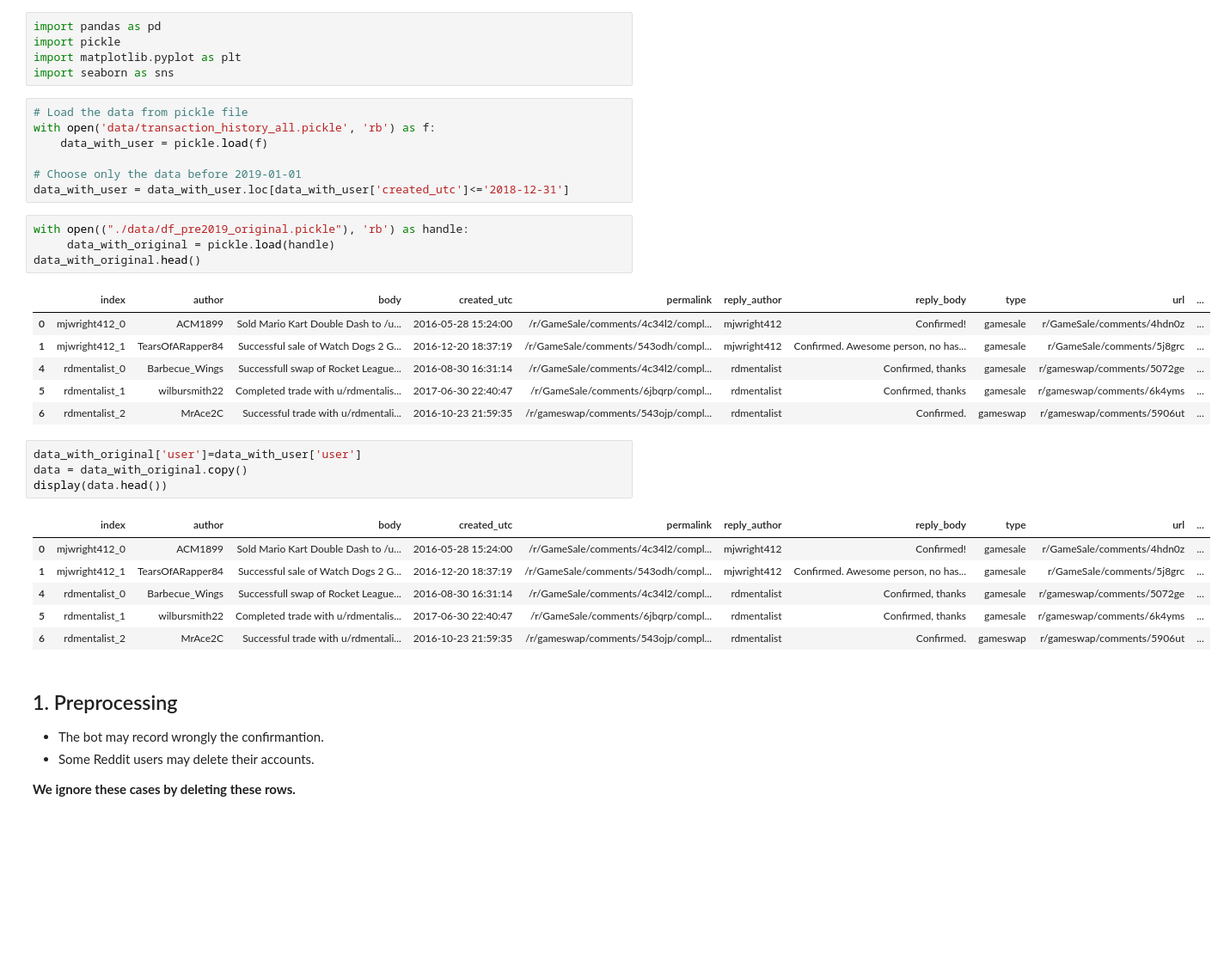
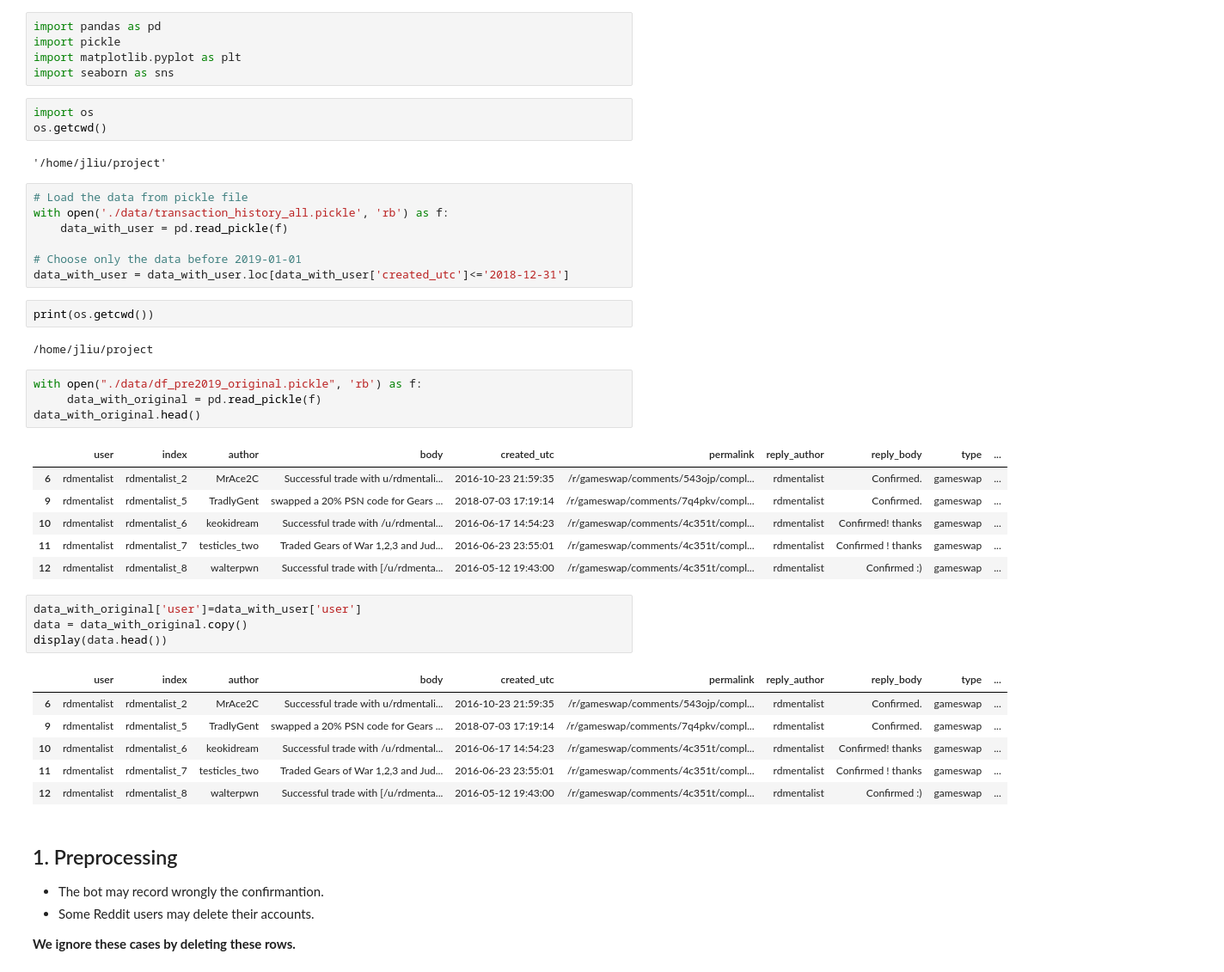
Before and after one commit to Jinyi-Liu/BZAN643-Project, a Jupyter notebook: 03_Reciprocal_Analysis.ipynb, the cells around one changed output. Shown: that part at 86% size. Saved outputs shown, nothing was run; the diff lists cells and outputs as text; blank space fills up the shorter version.

```diff
--- a/03_Reciprocal_Analysis.ipynb
+++ b/03_Reciprocal_Analysis.ipynb
@@ -11,35 +11,44 @@ import pandas as pd
 import pickle
 import matplotlib.pyplot as plt
 import seaborn as sns
+# %%
+import os
+os.getcwd()
+# %% [output]
+'/home/jliu/project'
 # %%
 # Load the data from pickle file
-with open('data/transaction_history_all.pickle', 'rb') as f:
-    data_with_user = pickle.load(f)
+with open('./data/transaction_history_all.pickle', 'rb') as f:
+    data_with_user = pd.read_pickle(f)
 
 # Choose only the data before 2019-01-01
 data_with_user = data_with_user.loc[data_with_user['created_utc']<='2018-12-31']
+# %%
+print(os.getcwd())
+# %% [output]
+/home/jliu/project
 # %%
-with open(("./data/df_pre2019_original.pickle"), 'rb') as handle:
-     data_with_original = pickle.load(handle)
+with open("./data/df_pre2019_original.pickle", 'rb') as f:
+     data_with_original = pd.read_pickle(f)
 data_with_original.head()
 # %% [output]
-|  | index | author | body | created_utc | permalink | reply_author | reply_body | type | url | ... |
-| 0 | mjwright412_0 | ACM1899 | Sold Mario Kart Double Dash to /u... | 2016-05-28 15:24:00 | /r/GameSale/comments/4c34l2/compl... | mjwright412 | Confirmed! | gamesale | r/GameSale/comments/4hdn0z | ... |
-| 1 | mjwright412_1 | TearsOfARapper84 | Successful sale of Watch Dogs 2 G... | 2016-12-20 18:37:19 | /r/GameSale/comments/543odh/compl... | mjwright412 | Confirmed. Awesome person, no has... | gamesale | r/GameSale/comments/5j8grc | ... |
-| 4 | rdmentalist_0 | Barbecue_Wings | Successfull swap of Rocket League... | 2016-08-30 16:31:14 | /r/GameSale/comments/4c34l2/compl... | rdmentalist | Confirmed, thanks | gamesale | r/gameswap/comments/5072ge | ... |
-| 5 | rdmentalist_1 | wilbursmith22 | Completed trade with u/rdmentalis... | 2017-06-30 22:40:47 | /r/GameSale/comments/6jbqrp/compl... | rdmentalist | Confirmed, thanks | gamesale | r/gameswap/comments/6k4yms | ... |
-| 6 | rdmentalist_2 | MrAce2C | Successful trade with u/rdmentali... | 2016-10-23 21:59:35 | /r/gameswap/comments/543ojp/compl... | rdmentalist | Confirmed. | gameswap | r/gameswap/comments/5906ut | ... |
+|  | user | index | author | body | created_utc | permalink | reply_author | reply_body | type | ... |
+| 6 | rdmentalist | rdmentalist_2 | MrAce2C | Successful trade with u/rdmentali... | 2016-10-23 21:59:35 | /r/gameswap/comments/543ojp/compl... | rdmentalist | Confirmed. | gameswap | ... |
+| 9 | rdmentalist | rdmentalist_5 | TradlyGent | swapped a 20% PSN code for Gears ... | 2018-07-03 17:19:14 | /r/gameswap/comments/7q4pkv/compl... | rdmentalist | Confirmed. | gameswap | ... |
+| 10 | rdmentalist | rdmentalist_6 | keokidream | Successful trade with /u/rdmental... | 2016-06-17 14:54:23 | /r/gameswap/comments/4c351t/compl... | rdmentalist | Confirmed! thanks | gameswap | ... |
+| 11 | rdmentalist | rdmentalist_7 | testicles_two | Traded Gears of War 1,2,3 and Jud... | 2016-06-23 23:55:01 | /r/gameswap/comments/4c351t/compl... | rdmentalist | Confirmed ! thanks | gameswap | ... |
+| 12 | rdmentalist | rdmentalist_8 | walterpwn | Successful trade with [/u/rdmenta... | 2016-05-12 19:43:00 | /r/gameswap/comments/4c351t/compl... | rdmentalist | Confirmed :) | gameswap | ... |
 # %%
 data_with_original['user']=data_with_user['user']
 data = data_with_original.copy()
 display(data.head())
 # %% [output]
-|  | index | author | body | created_utc | permalink | reply_author | reply_body | type | url | ... |
-| 0 | mjwright412_0 | ACM1899 | Sold Mario Kart Double Dash to /u... | 2016-05-28 15:24:00 | /r/GameSale/comments/4c34l2/compl... | mjwright412 | Confirmed! | gamesale | r/GameSale/comments/4hdn0z | ... |
-| 1 | mjwright412_1 | TearsOfARapper84 | Successful sale of Watch Dogs 2 G... | 2016-12-20 18:37:19 | /r/GameSale/comments/543odh/compl... | mjwright412 | Confirmed. Awesome person, no has... | gamesale | r/GameSale/comments/5j8grc | ... |
-| 4 | rdmentalist_0 | Barbecue_Wings | Successfull swap of Rocket League... | 2016-08-30 16:31:14 | /r/GameSale/comments/4c34l2/compl... | rdmentalist | Confirmed, thanks | gamesale | r/gameswap/comments/5072ge | ... |
-| 5 | rdmentalist_1 | wilbursmith22 | Completed trade with u/rdmentalis... | 2017-06-30 22:40:47 | /r/GameSale/comments/6jbqrp/compl... | rdmentalist | Confirmed, thanks | gamesale | r/gameswap/comments/6k4yms | ... |
-| 6 | rdmentalist_2 | MrAce2C | Successful trade with u/rdmentali... | 2016-10-23 21:59:35 | /r/gameswap/comments/543ojp/compl... | rdmentalist | Confirmed. | gameswap | r/gameswap/comments/5906ut | ... |
+|  | user | index | author | body | created_utc | permalink | reply_author | reply_body | type | ... |
+| 6 | rdmentalist | rdmentalist_2 | MrAce2C | Successful trade with u/rdmentali... | 2016-10-23 21:59:35 | /r/gameswap/comments/543ojp/compl... | rdmentalist | Confirmed. | gameswap | ... |
+| 9 | rdmentalist | rdmentalist_5 | TradlyGent | swapped a 20% PSN code for Gears ... | 2018-07-03 17:19:14 | /r/gameswap/comments/7q4pkv/compl... | rdmentalist | Confirmed. | gameswap | ... |
+| 10 | rdmentalist | rdmentalist_6 | keokidream | Successful trade with /u/rdmental... | 2016-06-17 14:54:23 | /r/gameswap/comments/4c351t/compl... | rdmentalist | Confirmed! thanks | gameswap | ... |
+| 11 | rdmentalist | rdmentalist_7 | testicles_two | Traded Gears of War 1,2,3 and Jud... | 2016-06-23 23:55:01 | /r/gameswap/comments/4c351t/compl... | rdmentalist | Confirmed ! thanks | gameswap | ... |
+| 12 | rdmentalist | rdmentalist_8 | walterpwn | Successful trade with [/u/rdmenta... | 2016-05-12 19:43:00 | /r/gameswap/comments/4c351t/compl... | rdmentalist | Confirmed :) | gameswap | ... |
 # %% [markdown]
 ## 1. Preprocessing
 - The bot may record wrongly the confirmantion.
```
Also changed, not shown: parts of 1 cell of this notebook, 3 other files.
